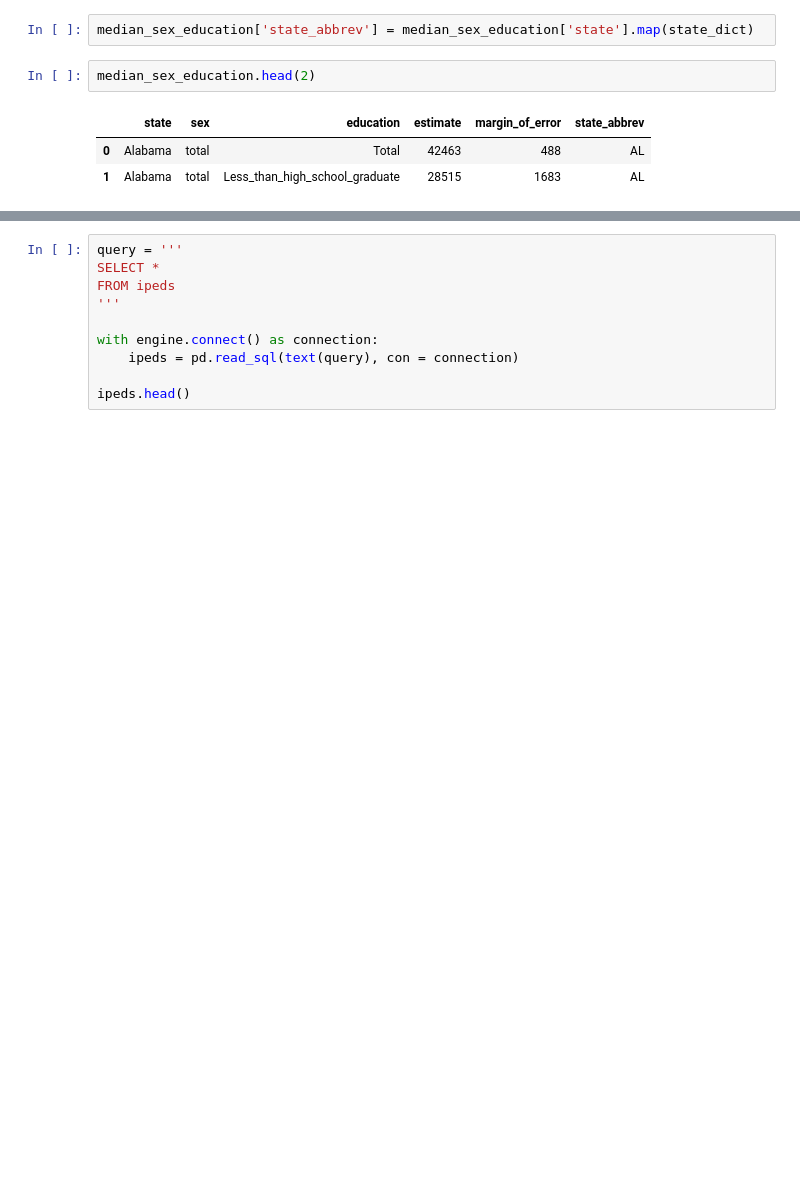
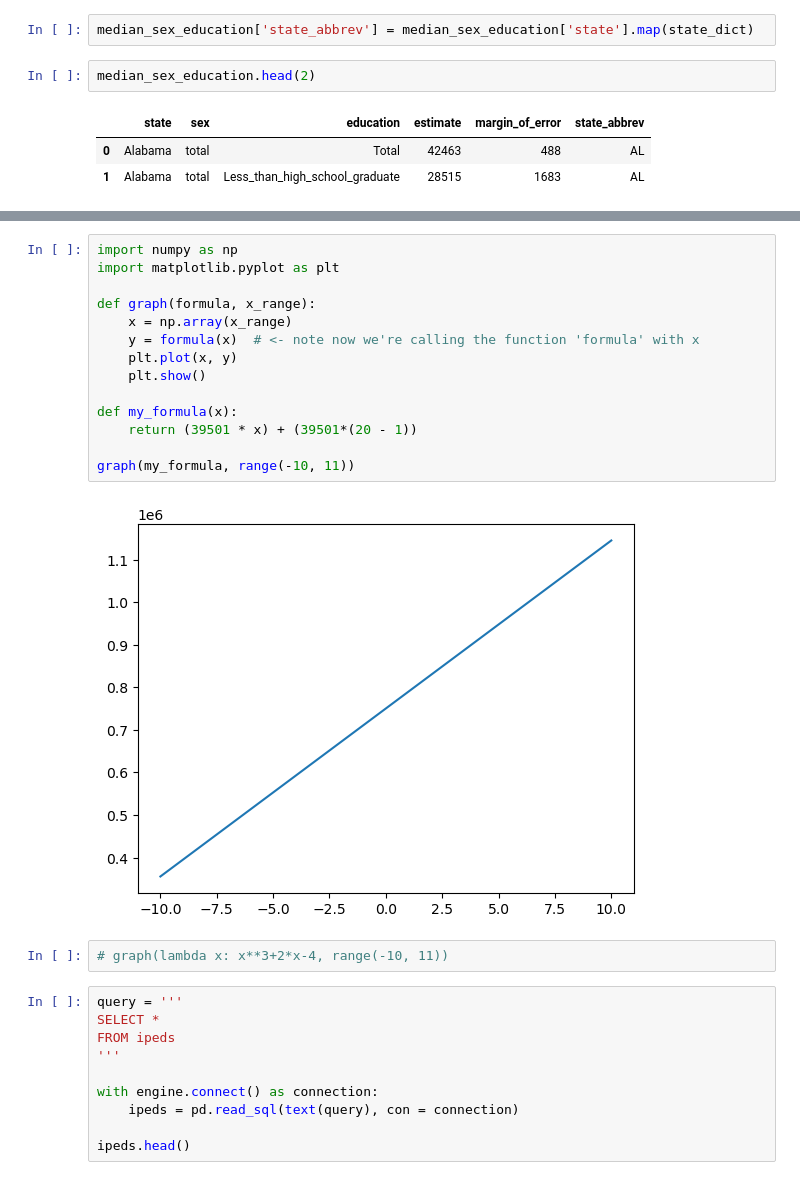
Before and after one commit to volunteercjt/capstone_da9_chase, a Jupyter notebook: capstone_da9_chase.ipynb, the cells around one changed output, grey strips where cells are left out. Saved outputs shown, nothing was run; the diff lists cells and outputs as text; blank space fills up the shorter version.

Commit message:
Made progress on visualization tonight

```diff
--- a/capstone_da9_chase.ipynb
+++ b/capstone_da9_chase.ipynb
@@ -472,3 +613,21 @@ median_sex_education.head(2)
+# %%
+import numpy as np
+import matplotlib.pyplot as plt
+
+def graph(formula, x_range):
+    x = np.array(x_range)
+    y = formula(x)  # <- note now we're calling the function 'formula' with x
+    plt.plot(x, y)
+    plt.show()
+
+def my_formula(x):
+    return (39501 * x) + (39501*(20 - 1))
+
+graph(my_formula, range(-10, 11))
+# %% [output]
+[figure, added]
+# %%
+# graph(lambda x: x**3+2*x-4, range(-10, 11))
 # %%
 query = '''
 SELECT *
```
Also changed, not shown: parts of 40 cells of this notebook, 9 other files.
